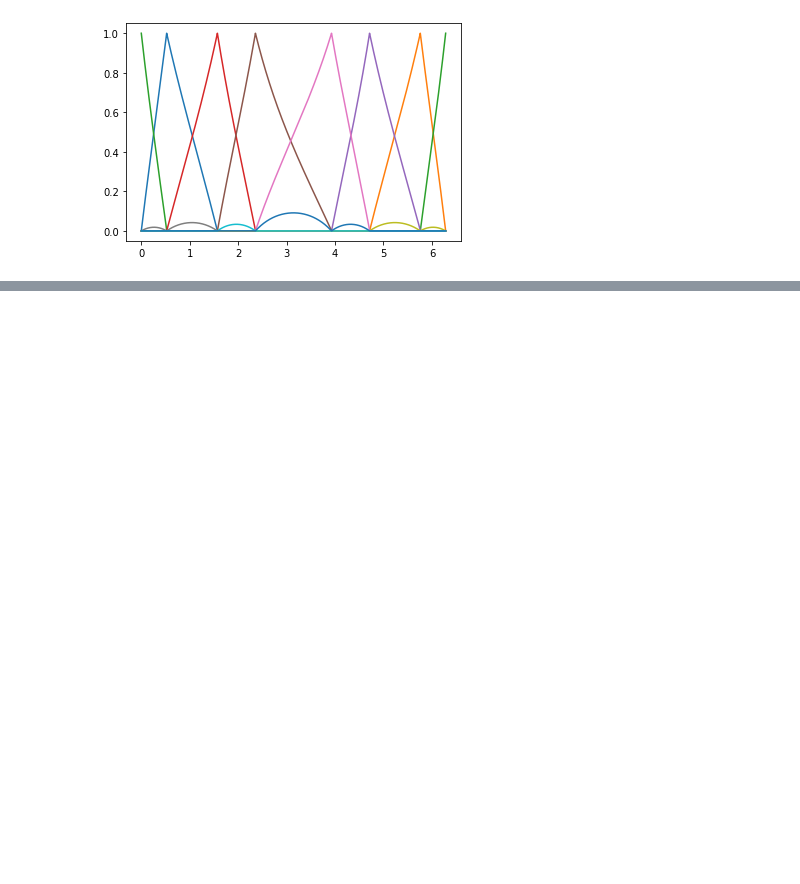
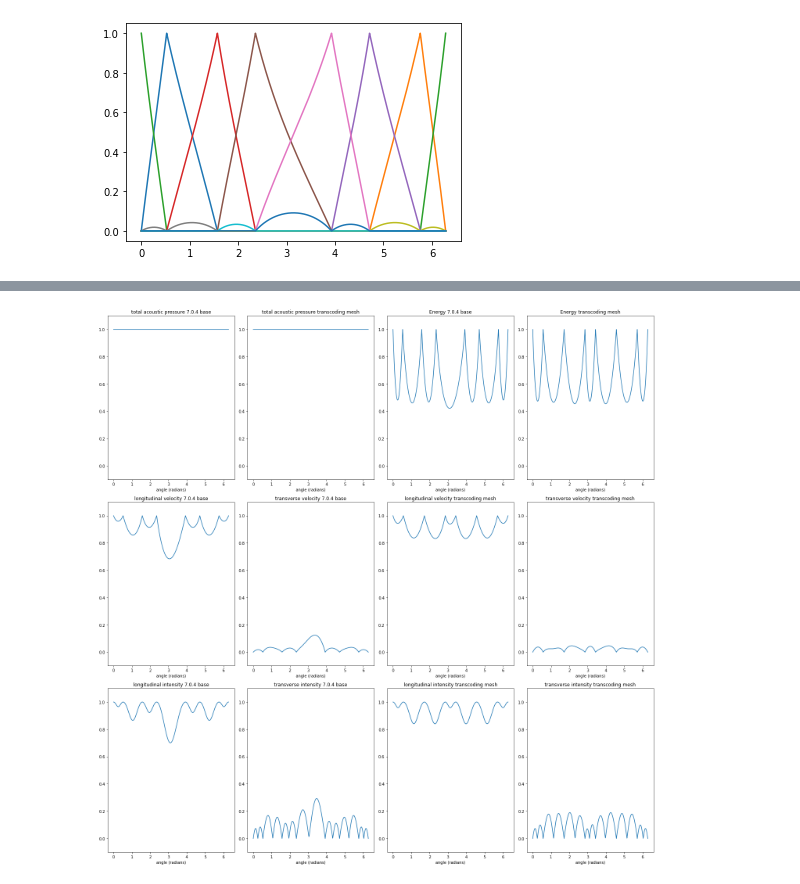
Before and after one commit to SamuelNarvaez/SWF, a Jupyter notebook: Evaluation.ipynb, the cells around one changed output, grey strips where cells are left out. Drawn from its saved outputs; the diff is of its cells as text; code cells hidden in the pictures; blank space fills up the shorter version.

```diff
--- a/Evaluation.ipynb
+++ b/Evaluation.ipynb
@@ -139,0 +184,49 @@ for i in range(11):
+# %%
+vbap_pressure704 = np.array([vbap_total_acoustic_pressure(mesh704,i) for i in horizontalPanning])
+vbap_pressuretrans = np.array([vbap_total_acoustic_pressure(third,i) for i in horizontalPanning])
+
+vbap_energy704 = np.array([vbap_energy(mesh704,i) for i in horizontalPanning])
+vbap_energytrans = np.array([vbap_energy(third,i) for i in horizontalPanning])
+
+vbap_velocity704 = np.array([vbap_velocity(mesh704,i) for i in horizontalPanning])
+vbap_velocitytrans = np.array([vbap_velocity(third,i) for i in horizontalPanning])
+
+vbap_intensity704 = np.array([vbap_intensity(mesh704,i) for i in horizontalPanning])
+vbap_intensitytrans = np.array([vbap_intensity(third,i) for i in horizontalPanning])
+# %%
+fig, subplots = plt.subplots(3,4,figsize=(20,20))
+
+subplots[0,0].plot(theta,vbap_pressure704)
+subplots[0,0].set_title('total acoustic pressure 7.0.4 base')
+subplots[0,1].plot(theta,vbap_pressuretrans)
+subplots[0,1].set_title('total acoustic pressure transcoding mesh')
+subplots[0,2].plot(theta,vbap_energy704)
+subplots[0,2].set_title('Energy 7.0.4 base')
+subplots[0,3].plot(theta,vbap_energytrans)
+subplots[0,3].set_title('Energy transcoding mesh')
+
+subplots[1,0].plot(theta,vbap_velocity704[:,0])
+subplots[1,0].set_title('longitudinal velocity 7.0.4 base')
+subplots[1,1].plot(theta,vbap_velocity704[:,1])
+subplots[1,1].set_title('transverse velocity 7.0.4 base')
+subplots[1,2].plot(theta,vbap_velocitytrans[:,0])
+subplots[1,2].set_title('longitudinal velocity transcoding mesh')
+subplots[1,3].plot(theta,vbap_velocitytrans[:,1])
+subplots[1,3].set_title('transverse velocity transcoding mesh')
+
+subplots[2,0].plot(theta,vbap_intensity704[:,0])
+subplots[2,0].set_title('longitudinal intensity 7.0.4 base')
+subplots[2,1].plot(theta,vbap_intensity704[:,1])
+subplots[2,1].set_title('transverse intensity 7.0.4 base')
+subplots[2,2].plot(theta,vbap_intensitytrans[:,0])
+subplots[2,2].set_title('longitudinal intensity transcoding mesh')
+subplots[2,3].plot(theta,vbap_intensitytrans[:,1])
+subplots[2,3].set_title('transverse intensity transcoding mesh')
+
+for splt in subplots.flatten():
+    splt.set_xlabel('angle (radians)')
+    splt.set_ylim(-0.1,1.1)
+
+fig.tight_layout()
+# %% [output]
+[figure, added]
```
Also changed, not shown: parts of 6 cells of this notebook.
